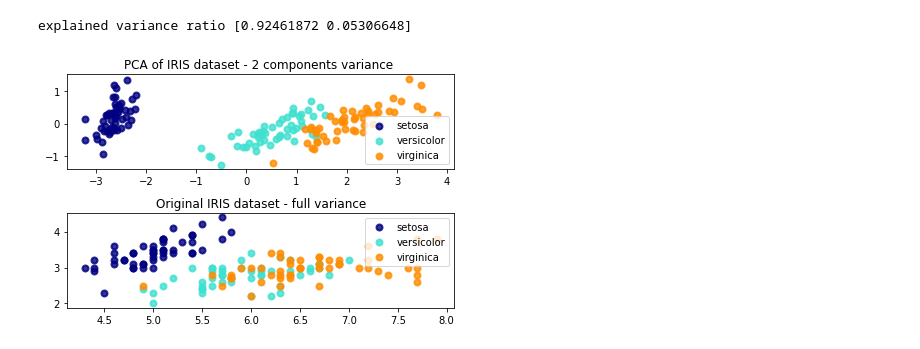
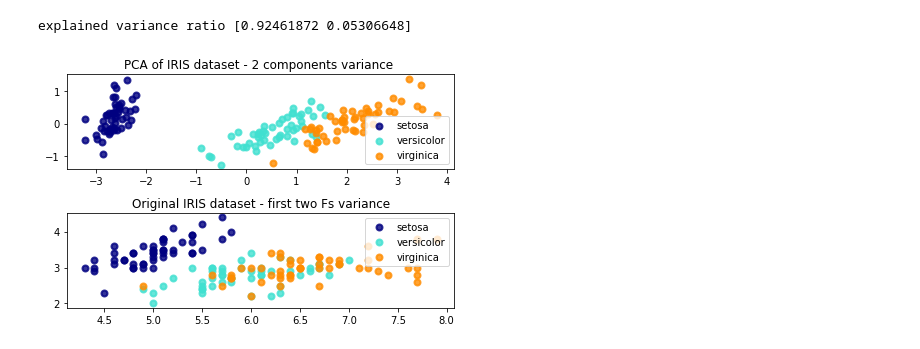
Before and after one commit to ndas1971/Misc, a Jupyter notebook: current/ml_ws.ipynb, the cells around one changed output. Saved outputs shown, nothing was run; the diff lists cells and outputs as text; code cells hidden in the pictures.

```diff
--- a/current/ml_ws.ipynb
+++ b/current/ml_ws.ipynb
@@ -58,18 +58,18 @@ explained variance ratio [0.92461872 0.05306648]
 # %%
 def draw_pca(X_r, y, target_names, ax, title):
     colors = ['navy', 'turquoise', 'darkorange']
     lw = 2
     #[0,1,2] are three Names
     for color, i, target_name in zip(colors, [0, 1, 2], target_names):
         #draw 2 pca features for each y = target_names,3 species
         ax.scatter(X_r[y == i, 0], X_r[y == i, 1], color=color, alpha=.8, lw=lw, label=target_name)
     ax.legend(loc='best', shadow=False, scatterpoints=1)
     ax.set_title(title)
 
 fig, (ax1,ax2) = plt.subplots(2,1)
 draw_pca(X_r, y, target_names, ax1, 'PCA of IRIS dataset - 2 components variance ')
-draw_pca(X, y, target_names, ax2, 'Original IRIS dataset - full variance')
+draw_pca(X, y, target_names, ax2, 'Original IRIS dataset - first two Fs variance')
 fig.tight_layout()
 fig.show()
 # %% [output]
-[figure, old version]
+[figure, new version]
```
